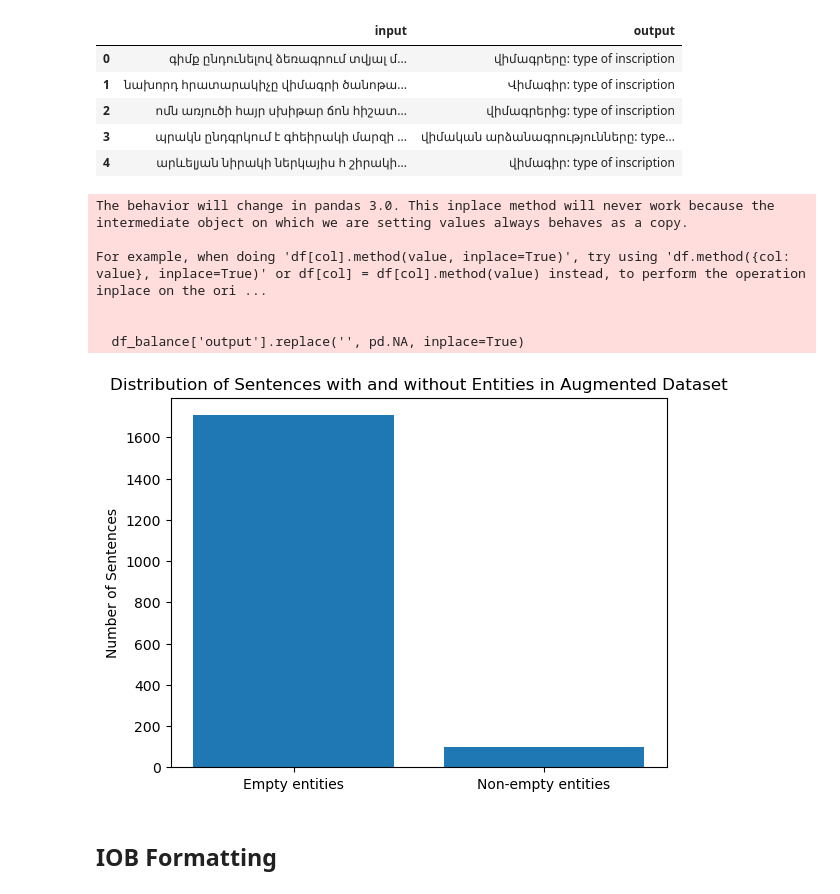
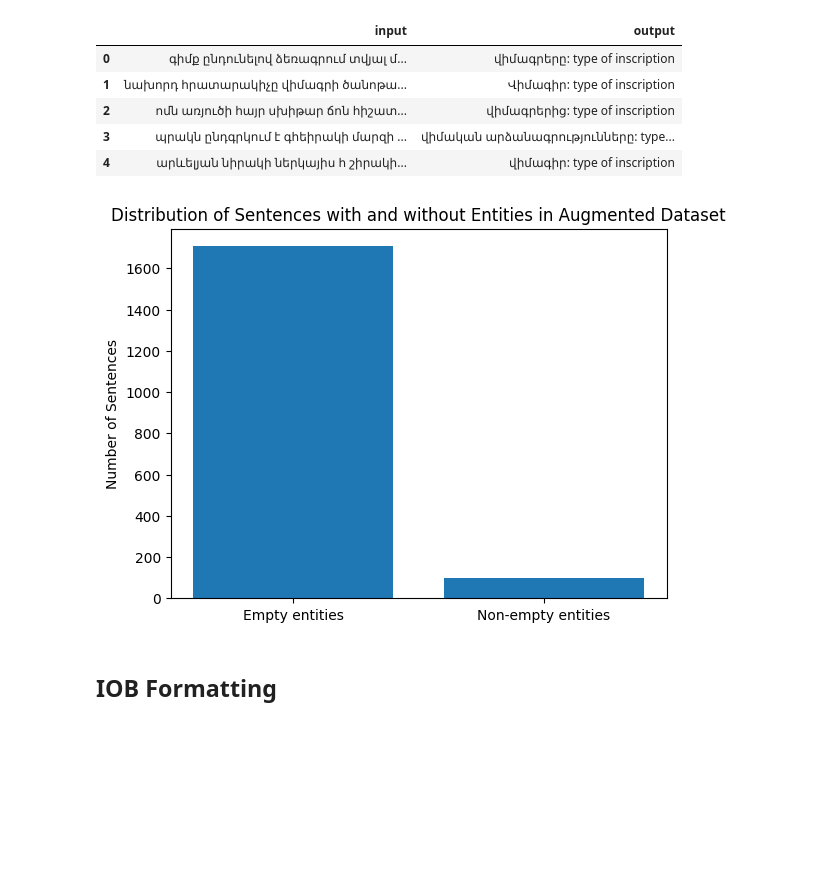
Before and after one commit to dhlab-epfl/dhlab-epigraphy-studies, a Jupyter notebook: dataset_formation/Dataset_split.ipynb, the cells around one changed output. Cells and saved outputs as stored; diff of their text form; code cells hidden in the pictures; blank space fills up the shorter version.

```diff
--- a/dataset_formation/Dataset_split.ipynb
+++ b/dataset_formation/Dataset_split.ipynb
@@ -10,7 +10,7 @@ import numpy as np
 # %% [markdown]
 ## Dataset Analysis
 # %%
-df=pd.read_json('divan10_final_data.jsonl',lines=True)
+df = pd.read_json('data/divan10_final_data.jsonl', lines=True)
 df.head()
 # %% [output]
 |  | input | output |
@@ -20,20 +20,21 @@ df.head()
 | 3 | պրակն ընդգրկում է գհեիրակի մարզի ... | վիմական արձանագրությունները: type... |
 | 4 | արևելյան նիրակի ներկայիս հ շիրակի... | վիմագիր: type of inscription |
 # %%
-df_balance=df.copy()
-df_balance['output'].replace('', pd.NA, inplace=True)
-plt.bar(x=['Empty entities','Non-empty entities'],height=[len(df_balance[df_balance['output'].isna()]),len(df_balance[~df_balance['output'].isna()])])
+df_balance = df.copy()
+df_balance['output'] = df_balance['output'].replace('', pd.NA)
+
+plt.bar(
+    x=['Empty entities', 'Non-empty entities'],
+    height=[
+        df_balance['output'].isna().sum(),
+        (~df_balance['output'].isna()).sum()
+    ]
+)
 plt.ylabel('Number of Sentences')
 plt.title('Distribution of Sentences with and without Entities in Augmented Dataset')
 plt.show()
 # %% [output]
-The behavior will change in pandas 3.0. This inplace method will never work because the intermediate object on which we are setting values always behaves as a copy.
-
-For example, when doing 'df[col].method(value, inplace=True)', try using 'df.method({col: value}, inplace=True)' or df[col] = df[col].method(value) instead, to perform the operation inplace on the ori ...
-
-
-  df_balance['output'].replace('', pd.NA, inplace=True)
-[figure, old version]
+[figure, new version]
 # %% [markdown]
 ## IOB Formatting
 # %%
```
Also changed, not shown: parts of 52 cells of this notebook, 18 other files.
